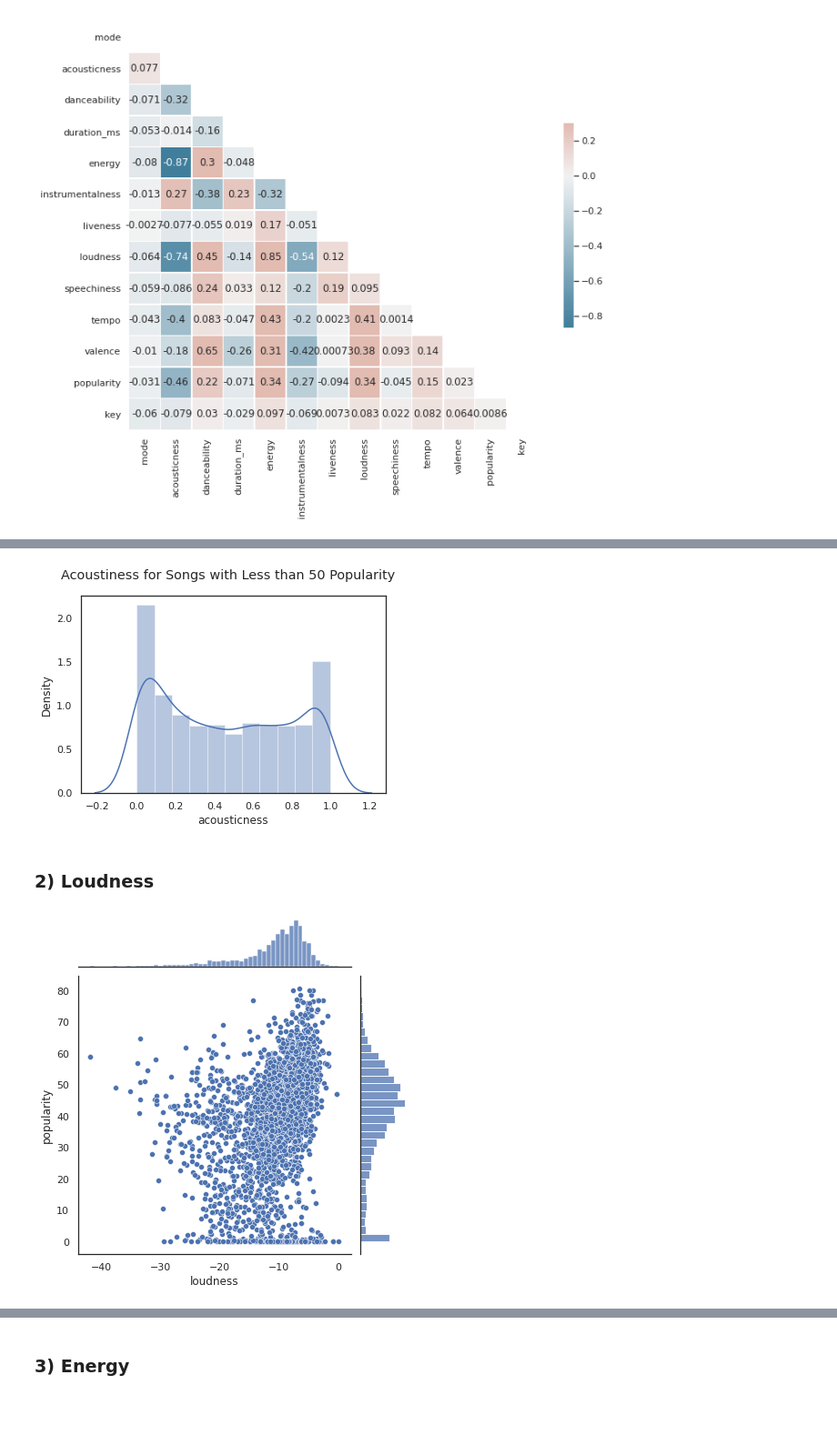
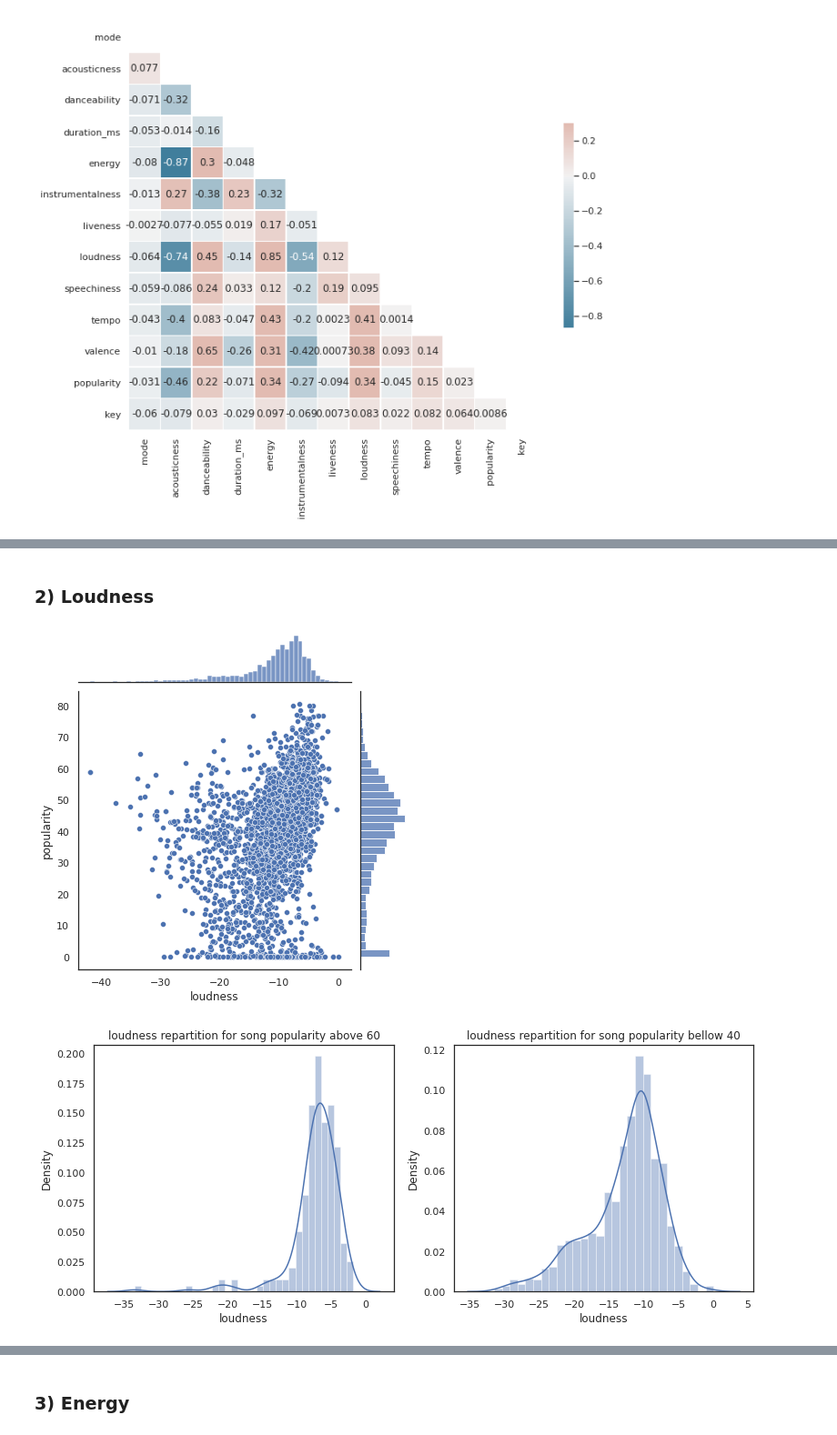
Before and after one commit to bastiendlf/Kaggle-Spotify-SDATA, a Jupyter notebook: EXERCICE_2_VISUALIZATION.ipynb, the cells around one changed output, grey strips where cells are left out. Shown at 91% size. Cells and saved outputs as stored; diff of their text form; code cells hidden in the pictures; blank space fills up the shorter version.

```diff
--- a/EXERCICE_2_VISUALIZATION.ipynb
+++ b/EXERCICE_2_VISUALIZATION.ipynb
@@ -106,14 +123,9 @@ plt.show()
-# %%
-popular_below_50 = df[df.popularity < 50]
-sns.distplot(popular_below_50['acousticness'])
-plt.suptitle('Acoustiness for Songs with Less than 50 Popularity')
-plt.show()
-# %% [output]
-[figure, removed]
 # %% [markdown]
 ### 2) Loudness
 # %%
 sns.jointplot(x = 'loudness', y = 'popularity', data = df)
 plt.show()
+compare_popularity_on_feature('loudness', popular_above_ceil, popular_below_floor)
 # %% [output]
 [figure]
+[figure, added]
```
Also changed, not shown: parts of 41 cells of this notebook.
